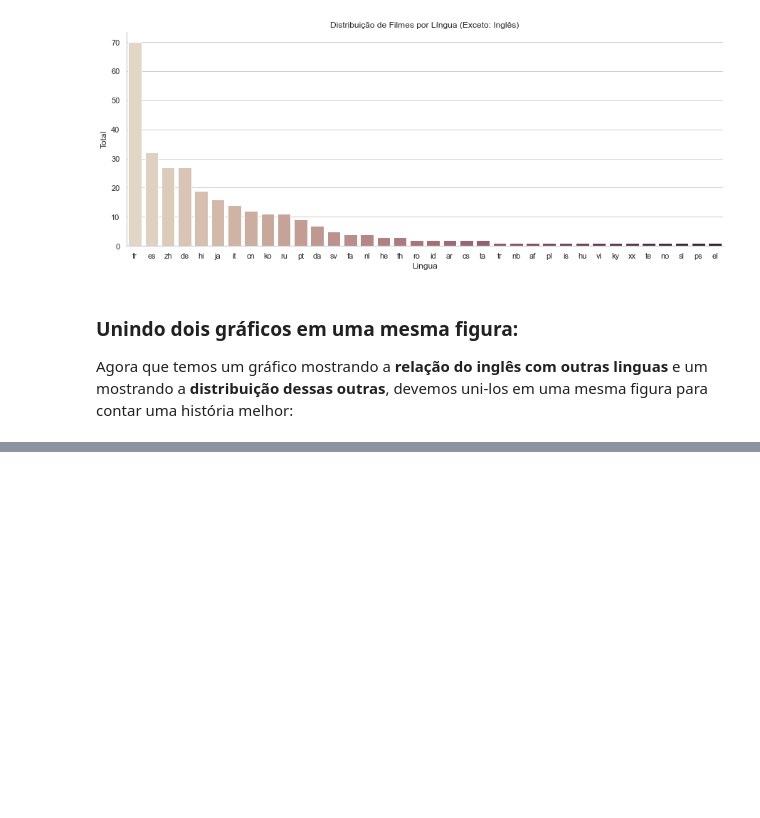
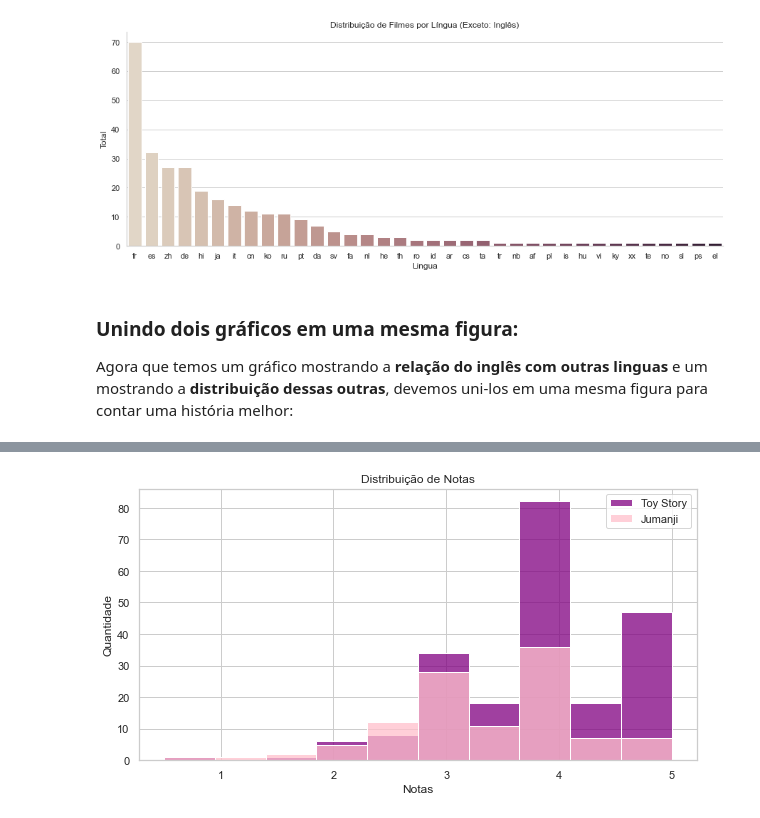
Before and after one commit to juancostaa/Alura-Data-Science-Studies, a Jupyter notebook: introducao-a-data-science-aula0/Alura-DataScience.ipynb, the cells around one changed output, grey strips where cells are left out. Saved outputs shown, nothing was run; the diff lists cells and outputs as text; code cells hidden in the pictures; blank space fills up the shorter version.

```diff
--- a/introducao-a-data-science-aula0/Alura-DataScience.ipynb
+++ b/introducao-a-data-science-aula0/Alura-DataScience.ipynb
@@ -380,0 +392,9 @@ plt.show()
+# %%
+notas_toystory=ratings.query("filmeId==1")
+notas_jumanji=ratings.query("filmeId==2")
+print("Quantidade de avaliações do filme Toy Story:", len(notas_toystory))
+print("Quantidade de avaliações do filme Jumanji:", len(notas_jumanji))
+print("Nota Média do filme Toy Story: %.2f" %notas_toystory["nota"].mean())
+print("Nota Média do filme Jumanji: %.2f" %notas_jumanji["nota"].mean())
+print("Mediana das notas do filme Toy Story: %.2f" %notas_toystory["nota"].median())
+print("Mediana das notas do filme Jumanji: %.2f" %notas_jumanji["nota"].median())
@@ -380,0 +412,11 @@ plt.show()
+# %%
+sns.set_style("whitegrid")
+sns.set_context("notebook")
+plt.figure(figsize=(10,5))
+ax=sns.histplot(notas_toystory["nota"], bins=10, kde=False, label="Toy Story", color="purple")
+ax=sns.histplot(notas_jumanji["nota"], bins=10, kde=False, label="Jumanji", color="pink")
+ax.set(xlabel="Notas", ylabel="Quantidade", title="Distribuição de Notas")
+plt.legend()
+plt.show()
+# %% [output]
+[figure, added]
```
Also changed, not shown: parts of 10 cells of this notebook.
